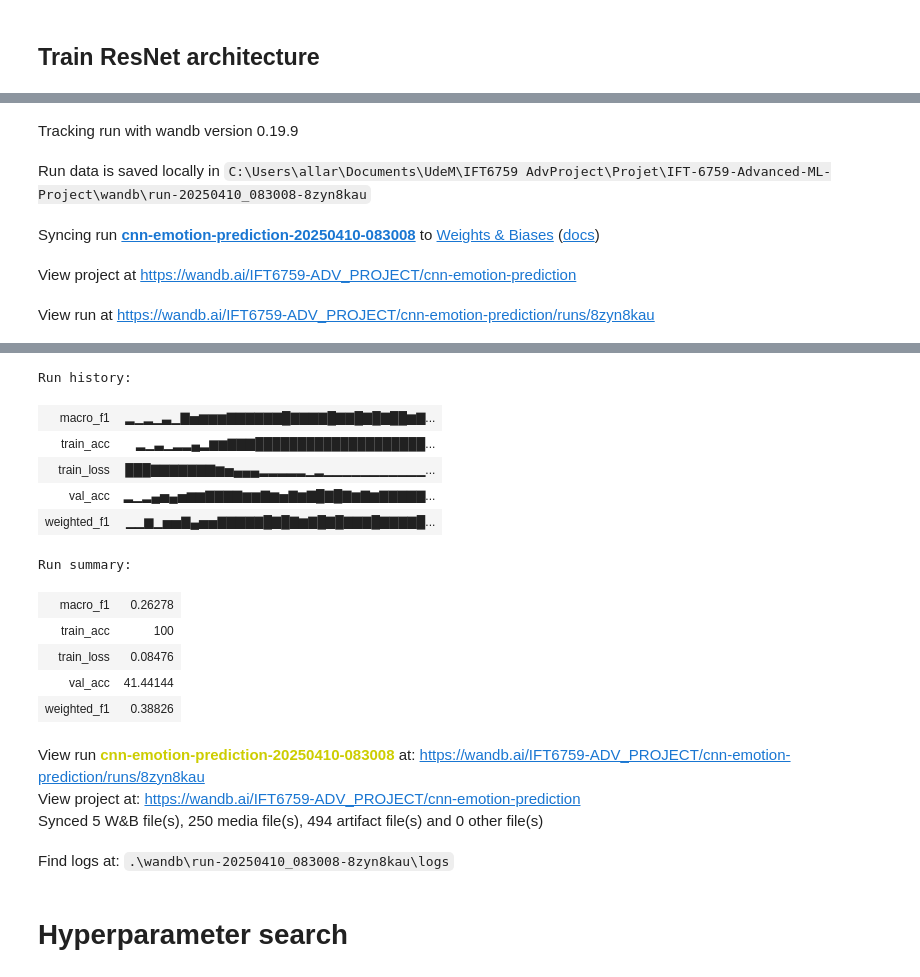
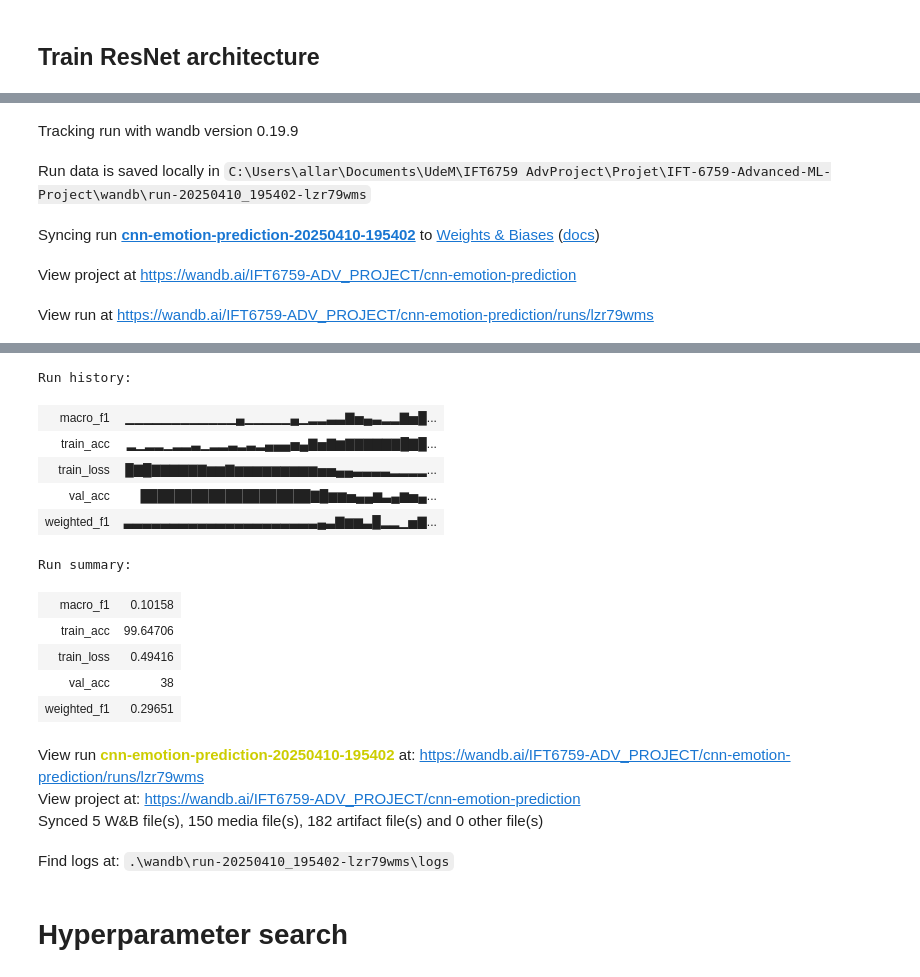
Before and after one commit to TomaAllary/IFT-6759-Advanced-ML-Project, a Jupyter notebook: cnn_emotion_prediction_MELD.ipynb, the cells around one changed output, grey strips where cells are left out. Cells and saved outputs as stored; diff of their text form; code cells hidden in the pictures.

```diff
--- a/cnn_emotion_prediction_MELD.ipynb
+++ b/cnn_emotion_prediction_MELD.ipynb
@@ -142,7 +147,10 @@ print(f"Merge tensor length: {train_dataset_tensor.shape}")
 import torch
 import pandas as pd
 from sklearn.preprocessing import LabelEncoder
-from torch.utils.data import DataLoader, TensorDataset
+from torch.utils.data import DataLoader, TensorDataset, WeightedRandomSampler
+from sklearn.utils.class_weight import compute_class_weight
+
+device = torch.device("cuda" if torch.cuda.is_available() else "cpu")
 
 # Ratio for training
 ratio_train = 0.85
@@ -167,6 +175,38 @@ train_data, val_data = torch.utils.data.random_split(dataset, [train_size, val_s
 train_loader = DataLoader(train_data, batch_size=max_batch_size, num_workers=1, pin_memory=False, shuffle=True)
 val_loader = DataLoader(val_data, batch_size=max_batch_size, num_workers=1, pin_memory=False)
 
+##################################### Sample/Train according to weight of classes #####################################
+# Classses weights
+y_numpy = []
+class_counts = [0] * 7 # 7 emotions
+for _, label in train_loader.dataset:
+    y_numpy.append(label)
+    class_counts[label] += 1.0
+
+# Samples weights
+sample_weights = []
+nb_samples = len(train_loader.dataset)
+for n_i in range(len(class_counts)):
+    class_counts[n_i] /= nb_samples
+print(f"sample_weights: {class_counts}")
+# Assign each sample the weight of its class
+for label in y_numpy:
+    weight = class_counts[label]
+    sample_weights.append(weight)
+
+sample_weights = torch.tensor(sample_weights, dtype=torch.float)
+y_numpy = np.array(y_numpy)
+
+# To be used in loss later
+classes_weights = compute_class_weight(class_weight="balanced", classes=np.unique(y_numpy), y=y_numpy)
+classes_weights = torch.tensor(classes_weights, dtype=torch.float32).to(device)
+print(f"classes_weights: {classes_weights}")
+
+# To sample
+sampler = WeightedRandomSampler(sample_weights, num_samples=len(sample_weights), replacement=True)
+train_loader = DataLoader(train_loader.dataset, batch_size=train_loader.batch_size, num_workers=train_loader.num_workers, sampler=sampler)
+
+###############################################################################################################
 
 print(f"Train dataset shape: {len(train_loader.dataset)}")
 print(f"Val dataset shape: {len(val_loader.dataset)}")
@@ -366,7 +394,7 @@ someArgs = Args()
 someArgs.weight_decay = 0.00002 #best is 0.00002
 someArgs.lr = 0.0004 # best is 0.0004
 someArgs.optimizer = "adamw"
-someArgs.epochs = 250
+someArgs.epochs = 150
 # someArgs.dropout = 0.3
 # fc_size = 1024
 model_type = 'cnn'
@@ -400,7 +428,7 @@ run = wandb.init(
 )
 
 ######### to save best one #############
-a_save_best_path = 'cnn_best_model_3.pth'
+a_save_best_path = 'cnn_best_model_test_1.pth'
 a_save_best_path = os.path.join(os.getcwd(), a_save_best_path)
 ######################################
 
@@ -412,7 +440,7 @@ run.finish()
 # torch.save(model.state_dict(), save_path)
 # %% [output]
 Tracking run with wandb version 0.19.9
-Run data is saved locally in C:\Users\allar\Documents\UdeM\IFT6759 AdvProject\Projet\IFT-6759-Advanced-ML-Project\wandb\run-20250410_083008-8zyn8kau
+Run data is saved locally in C:\Users\allar\Documents\UdeM\IFT6759 AdvProject\Projet\IFT-6759-Advanced-ML-Project\wandb\run-20250410_195402-lzr79wms
-Syncing run cnn-emotion-prediction-20250410-083008 to Weights & Biases (docs)
+Syncing run cnn-emotion-prediction-20250410-195402 to Weights & Biases (docs)
 View project at https://wandb.ai/IFT6759-ADV_PROJECT/cnn-emotion-prediction
-View run at https://wandb.ai/IFT6759-ADV_PROJECT/cnn-emotion-prediction/runs/8zyn8kau
+View run at https://wandb.ai/IFT6759-ADV_PROJECT/cnn-emotion-prediction/runs/lzr79wms
@@ -436,20 +464,20 @@ Train Accuracy: 100.00%
 [interactive output not drawn]
 Run history:
-| macro_f1 | ▂▁▂▁▃▁▇▅▆▆▆▇▇▇▇▇▇█▇▇▇▇█▇▇█▇█▇██▆▇... |
-| train_acc | ▂▁▃▁▂▂▄▂▆▆▇▇▇████████████████████... |
-| train_loss | ███▇▇▇▇▇▇▇▆▅▄▄▄▂▂▂▂▂▁▂▁▁▁▁▁▁▁▁▁▁▁... |
-| val_acc | ▂▁▂▄▅▄▅▆▆▇▇▇▇▆▆▇▆▅▇▆▇█▇█▇▆▇▆▇▇▇▇▇... |
-| weighted_f1 | ▁▁▆▁▅▅▇▄▅▅▇▇▇▇▇█▇█▇▆▇█▇█▇▇▇█▇▇▇▇█... |
+| macro_f1 | ▁▁▁▁▁▁▁▁▁▁▁▁▄▁▁▁▁▁▄▁▂▂▃▃▇▅▄▃▂▂▇▅█... |
+| train_acc | ▂▁▂▂▁▂▂▃▁▂▂▃▂▃▂▄▄▄▅▄▇▅▇▆▇▇▇▇▇▇█▇█... |
+| train_loss | █▇█▇▇▇▇▇▇▆▆▇▆▆▆▆▆▆▆▆▆▅▅▄▄▃▃▃▃▂▂▂▂... |
+| val_acc | ████████████████████▇█▆▆▅▄▄▆▃▄▆▅▄... |
+| weighted_f1 | ▃▃▃▃▃▃▃▃▃▃▃▃▃▃▃▃▃▃▃▃▃▄▃▇▆▆▃█▂▂▁▅▇... |
 Run summary:
-| macro_f1 | 0.26278 |
-| train_acc | 100 |
-| train_loss | 0.08476 |
-| val_acc | 41.44144 |
-| weighted_f1 | 0.38826 |
+| macro_f1 | 0.10158 |
+| train_acc | 99.64706 |
+| train_loss | 0.49416 |
+| val_acc | 38 |
+| weighted_f1 | 0.29651 |
-View run cnn-emotion-prediction-20250410-083008 at: https://wandb.ai/IFT6759-ADV_PROJECT/cnn-emotion-prediction/runs/8zyn8kau
+View run cnn-emotion-prediction-20250410-195402 at: https://wandb.ai/IFT6759-ADV_PROJECT/cnn-emotion-prediction/runs/lzr79wms
 View project at: https://wandb.ai/IFT6759-ADV_PROJECT/cnn-emotion-prediction
-Synced 5 W&B file(s), 250 media file(s), 494 artifact file(s) and 0 other file(s)
+Synced 5 W&B file(s), 150 media file(s), 182 artifact file(s) and 0 other file(s)
-Find logs at: .\wandb\run-20250410_083008-8zyn8kau\logs
+Find logs at: .\wandb\run-20250410_195402-lzr79wms\logs
 # %% [markdown]
 # Hyperparameter search
 # %%
```
Also changed, not shown: parts of 5 cells of this notebook, 1 other file.
